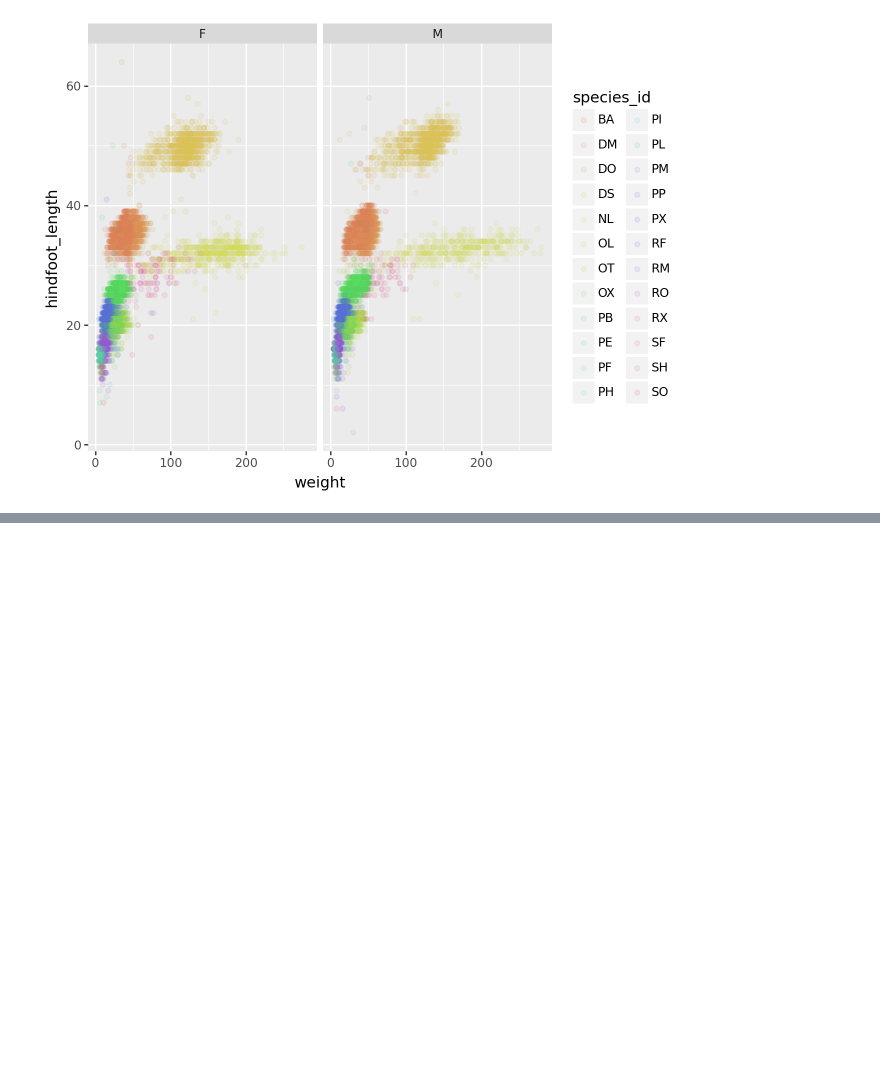
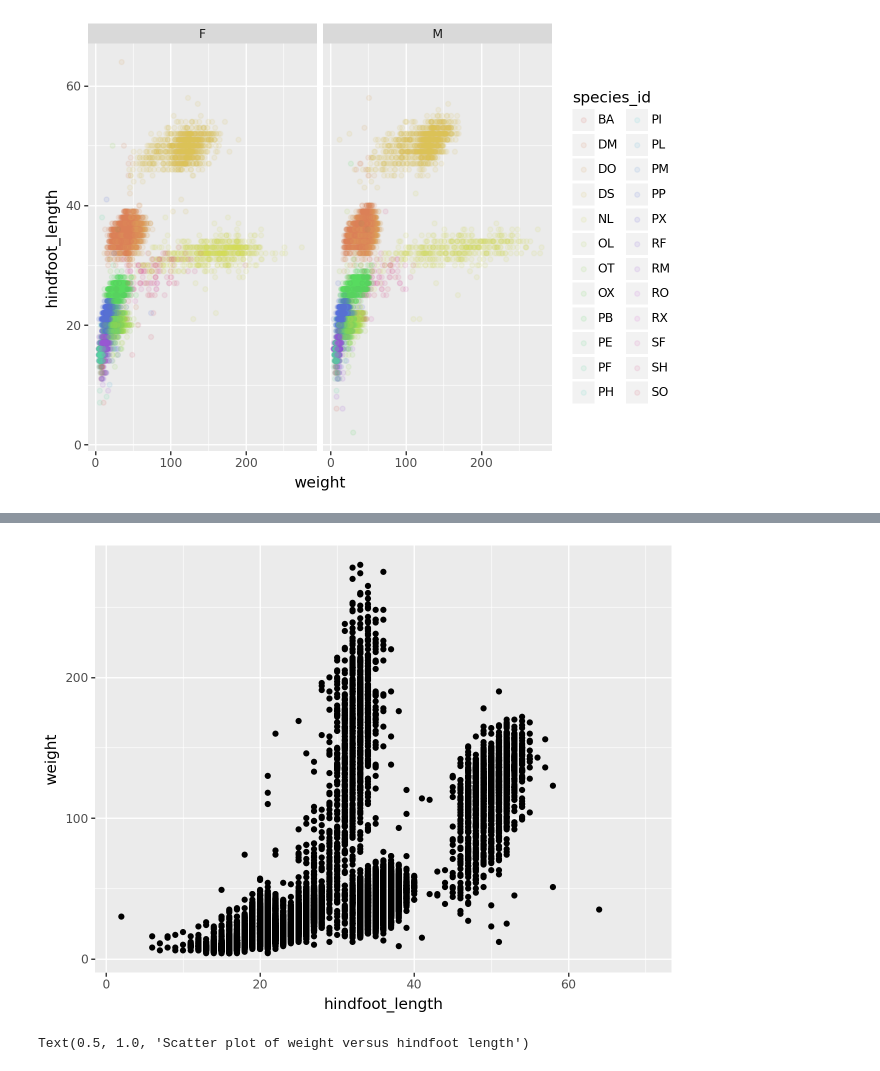
Before and after one commit to theodoraaaa/data-vis-python, a Jupyter notebook: survey_data_vis.ipynb, the cells around one changed output, grey strips where cells are left out. Drawn from its saved outputs; the diff is of its cells as text; code cells hidden in the pictures; blank space fills up the shorter version.

Commit message:
using matplotlib

```diff
--- a/survey_data_vis.ipynb
+++ b/survey_data_vis.ipynb
@@ -169,0 +177,16 @@ yearly_counts
+# %%
+myplot = (p9.ggplot(data=surveys, mapping=p9.aes(x='hindfoot_length', y='weight'))
++ p9.geom_point())
+myplot
+# %% [output]
+[figure, added]
+# %%
+# convert output plotnine to a matplotlib object
+my_plt_version = myplot.draw()
+# Provide further adaptations with matplotlib:
+p9_ax = my_plt_version.axes[0] # each subplot is an item in a list
+p9_ax.set_xlabel("Hindfoot length")
+p9_ax.tick_params(labelsize=16, pad=8)
+p9_ax.set_title('Scatter plot of weight versus hindfoot length', fontsize=15)
+# %% [output]
+Text(0.5, 1.0, 'Scatter plot of weight versus hindfoot length')
```
Also changed, not shown: parts of 3 cells of this notebook.
